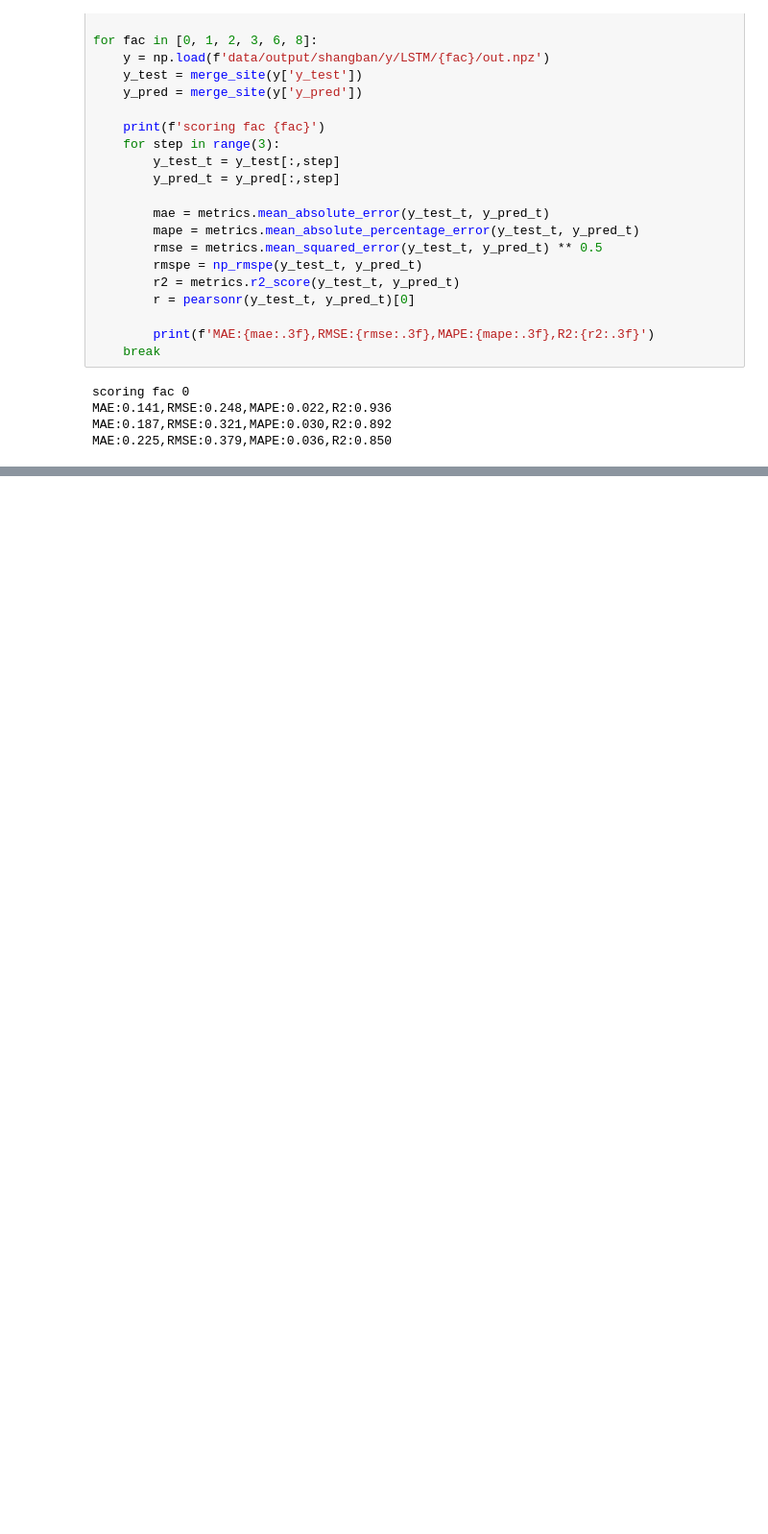
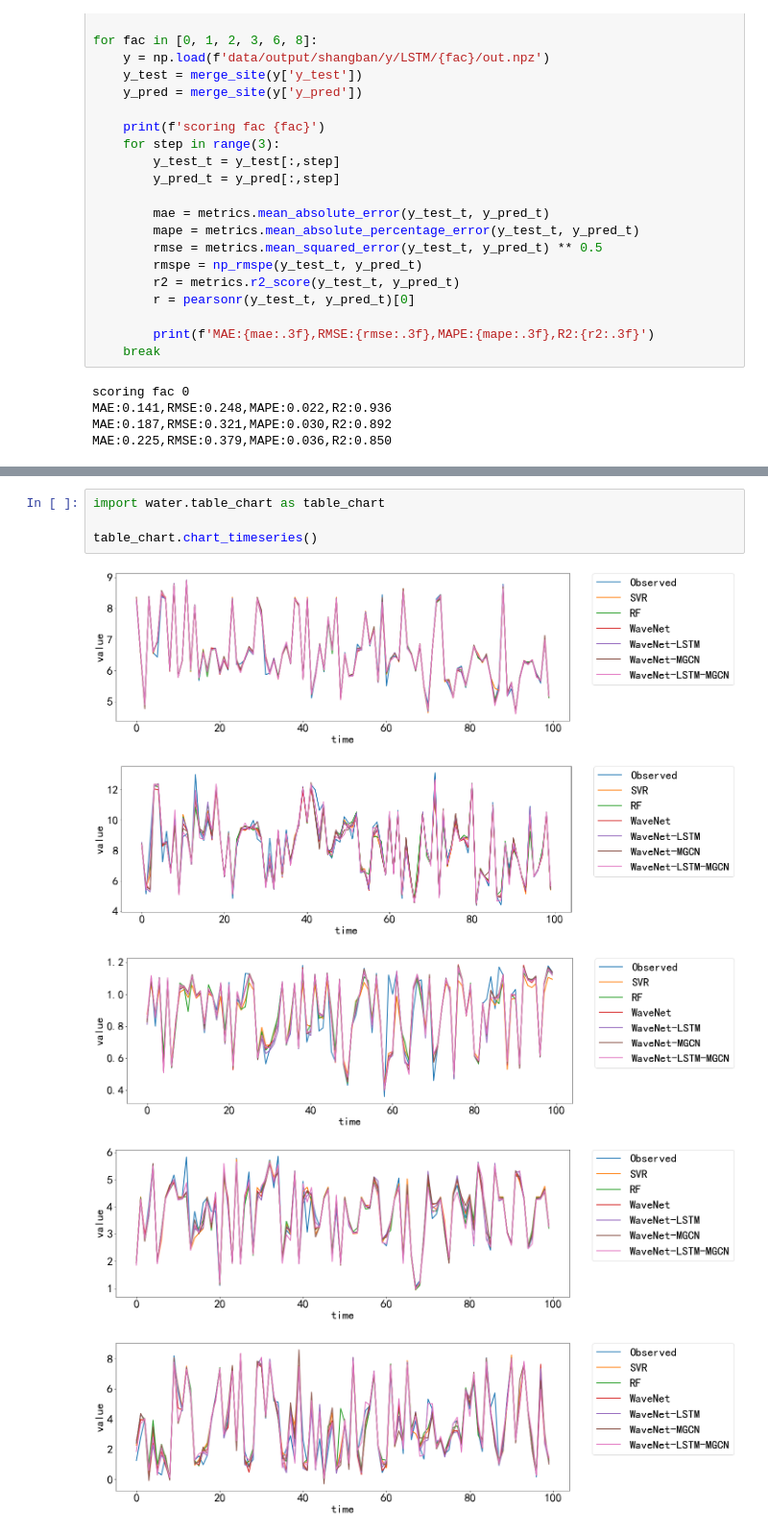
Before and after one commit to LeonardYoung/Graph-WaveNet, a Jupyter notebook: work.ipynb, the cells around one changed output, grey strips where cells are left out. Shown at 96% size. Saved outputs shown, nothing was run; the diff lists cells and outputs as text; blank space fills up the shorter version.

```diff
--- a/work.ipynb
+++ b/work.ipynb
@@ -207,0 +98,10 @@ water_sklearn.run('BagSVR',bag_svr)
+# %%
+import water.table_chart as table_chart
+
+table_chart.chart_timeseries()
+# %% [output]
+[figure, added]
+[figure, added]
+[figure, added]
+[figure, added]
+[figure, added]
```
Also changed, not shown: parts of 9 cells of this notebook, 2 other files.
